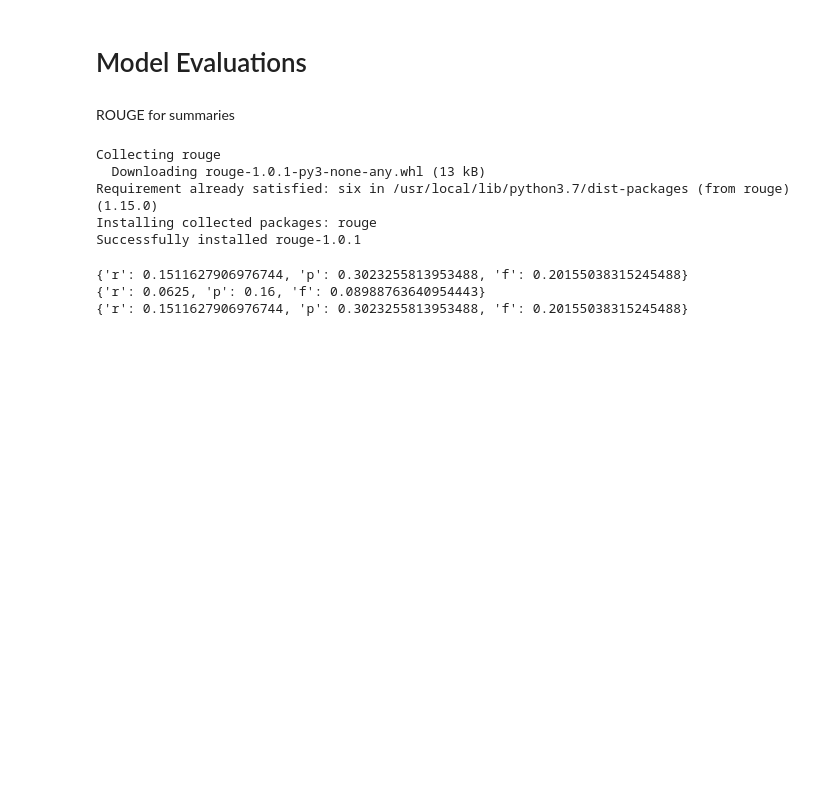
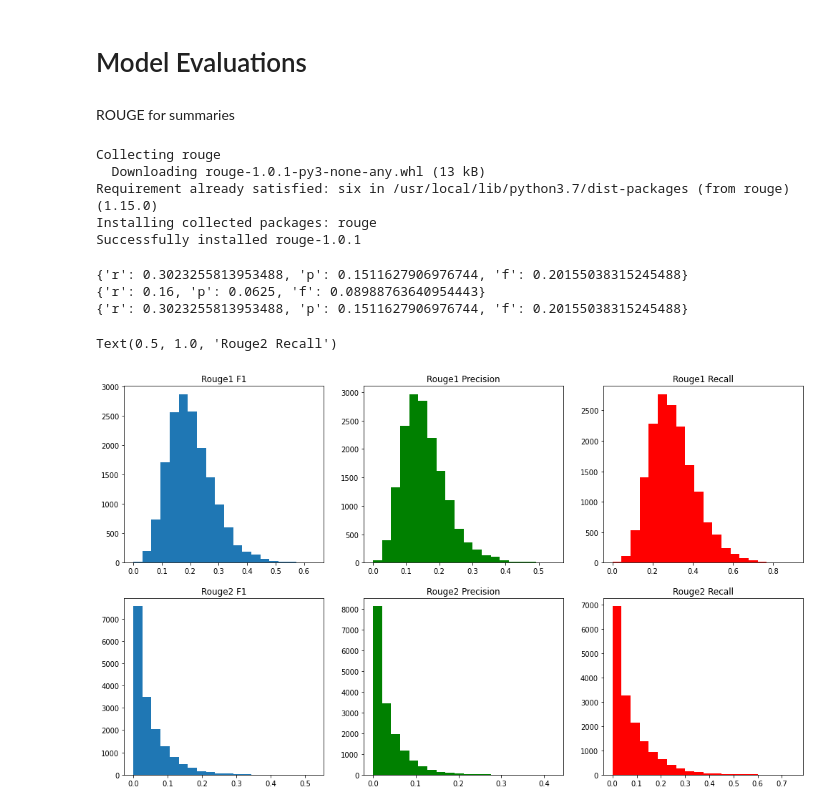
Before and after one commit to KishenPatel97/TextClustering, a Jupyter notebook: Final_project_code.ipynb, the cells around one changed output. Drawn from its saved outputs; the diff is of its cells as text; code cells hidden in the pictures; blank space fills up the shorter version.

Commit message:
Added rouge plots

```diff
--- a/Final_project_code.ipynb
+++ b/Final_project_code.ipynb
@@ -676,7 +676,7 @@ Requirement already satisfied: six in /usr/local/lib/python3.7/dist-packages (fr
 Installing collected packages: rouge
 Successfully installed rouge-1.0.1
 # %%
-scores = rouge.get_scores(train_df['highlights'][0], summarized[0])
+scores = rouge.get_scores(summarized[0], train_df['highlights'][0])
 
 # To extract the Score's from the ROUGE-1 Unigram method
 print(scores[0]['rouge-1'])
@@ -691,6 +691,38 @@ print(scores[0]['rouge-l'])
 # 'p' = precision
 # 'f' = F1-score
 # %% [output]
-{'r': 0.1511627906976744, 'p': 0.3023255813953488, 'f': 0.20155038315245488}
-{'r': 0.0625, 'p': 0.16, 'f': 0.08988763640954443}
-{'r': 0.1511627906976744, 'p': 0.3023255813953488, 'f': 0.20155038315245488}
+{'r': 0.3023255813953488, 'p': 0.1511627906976744, 'f': 0.20155038315245488}
+{'r': 0.16, 'p': 0.0625, 'f': 0.08988763640954443}
+{'r': 0.3023255813953488, 'p': 0.1511627906976744, 'f': 0.20155038315245488}
+# %%
+rouge1_f1scores = []
+rouge1_pscores = []
+rouge1_rscores = []
+rouge2_f1scores = []
+rouge2_pscores = []
+rouge2_rscores = []
+for i in range(len(summarized)):
+  scores = rouge.get_scores(summarized[i], train_df['highlights'][i])
+  rouge1_f1scores.append(scores[0]['rouge-1']['f'])
+  rouge1_pscores.append(scores[0]['rouge-1']['p'])
+  rouge1_rscores.append(scores[0]['rouge-1']['r'])
+  rouge2_f1scores.append(scores[0]['rouge-2']['f'])
+  rouge2_pscores.append(scores[0]['rouge-2']['p'])
+  rouge2_rscores.append(scores[0]['rouge-2']['r'])
+# %%
+fig, ax = plt.subplots(2,3, figsize=(17,10))
+ax[0,0].hist(rouge1_f1scores, 20)
+ax[0,0].set_title('Rouge1 F1')
+ax[0,1].hist(rouge1_pscores, 20, color='g')
+ax[0,1].set_title('Rouge1 Precision')
+ax[0,2].hist(rouge1_rscores, 20, color='r')
+ax[0,2].set_title('Rouge1 Recall')
+ax[1,0].hist(rouge2_f1scores, 20)
+ax[1,0].set_title('Rouge2 F1')
+ax[1,1].hist(rouge2_pscores, 20, color='g')
+ax[1,1].set_title('Rouge2 Precision')
+ax[1,2].hist(rouge2_rscores, 20, color='r')
+ax[1,2].set_title('Rouge2 Recall')
+# %% [output]
+Text(0.5, 1.0, 'Rouge2 Recall')
+[figure, added]
```
